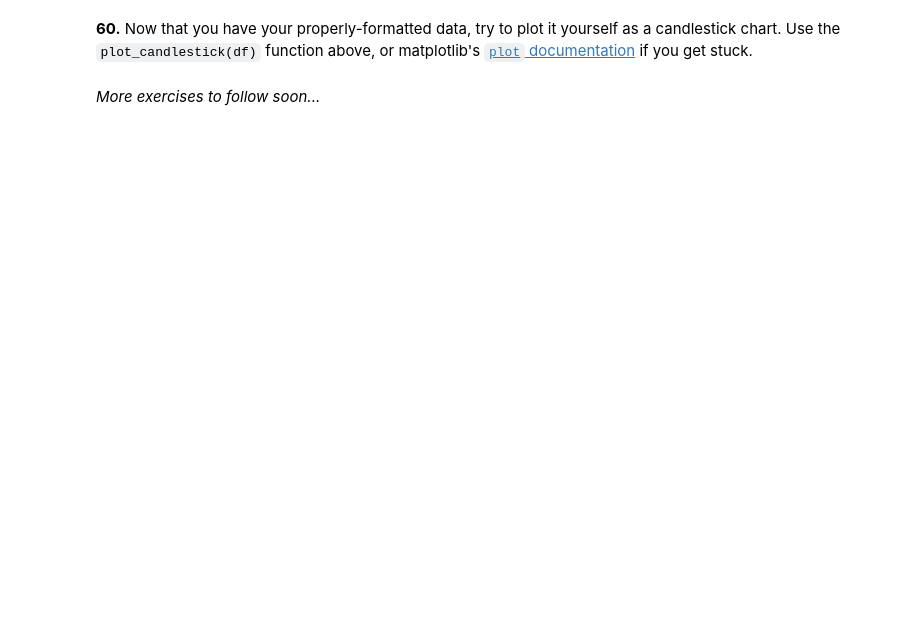
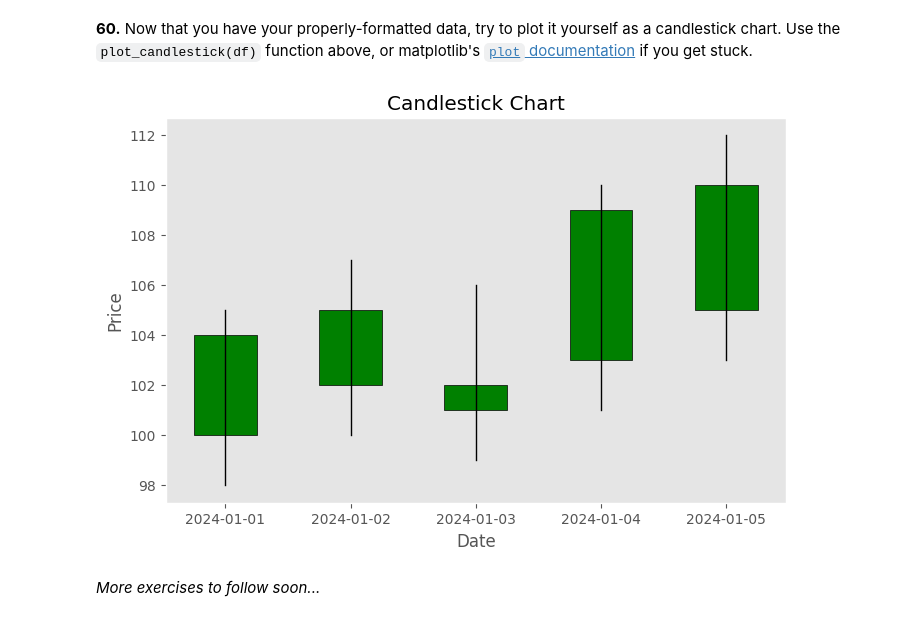
Before and after one commit to pranjal030404/Smart-Internz, a Jupyter notebook: Assignment 3/100-pandas-puzzles.ipynb, the cells around one changed output. Drawn from its saved outputs; the diff is of its cells as text; code cells hidden in the pictures; blank space fills up the shorter version.

````diff
--- a/Assignment 3/100-pandas-puzzles.ipynb
+++ b/Assignment 3/100-pandas-puzzles.ipynb
@@ -1113,4 +1151,31 @@ def plot_candlestick(agg):
 # %% [markdown]
 **60.** Now that you have your properly-formatted data, try to plot it yourself as a candlestick chart.  Use the ```plot_candlestick(df)``` function above, or matplotlib's [```plot``` documentation](https://matplotlib.org/api/_as_gen/matplotlib.axes.Axes.plot.html) if you get stuck.
+# %%
+import pandas as pd
+import matplotlib.pyplot as plt
+df = pd.DataFrame({
+    "Date": pd.date_range(start="2024-01-01", periods=5, freq="D"),
+    "Open": [100, 102, 101, 103, 105],
+    "High": [105, 107, 106, 110, 112],
+    "Low": [98, 100, 99, 101, 103],
+    "Close": [104, 105, 102, 109, 110]
+})
+fig, ax = plt.subplots(figsize=(8, 5))
+width = 0.5
+for index, row in df.iterrows():
+    color = 'green' if row['Close'] >= row['Open'] else 'red'
+    ax.plot([index, index], [row['Low'], row['High']], color='black', linewidth=1)
+    ax.add_patch(plt.Rectangle((index - width/2, min(row['Open'], row['Close'])),
+                               width, abs(row['Close'] - row['Open']),
+                               color=color, ec='black'))
+ax.set_xticks(range(len(df)))
+ax.set_xticklabels(df["Date"].dt.strftime('%Y-%m-%d'))
+ax.set_xlabel("Date")
+ax.set_ylabel("Price")
+ax.set_title("Candlestick Chart")
+plt.grid()
+plt.show()
+# %% [output]
+[figure, added]
 # %% [markdown]
 *More exercises to follow soon...*
````
Also changed, not shown: parts of 4 cells of this notebook.
